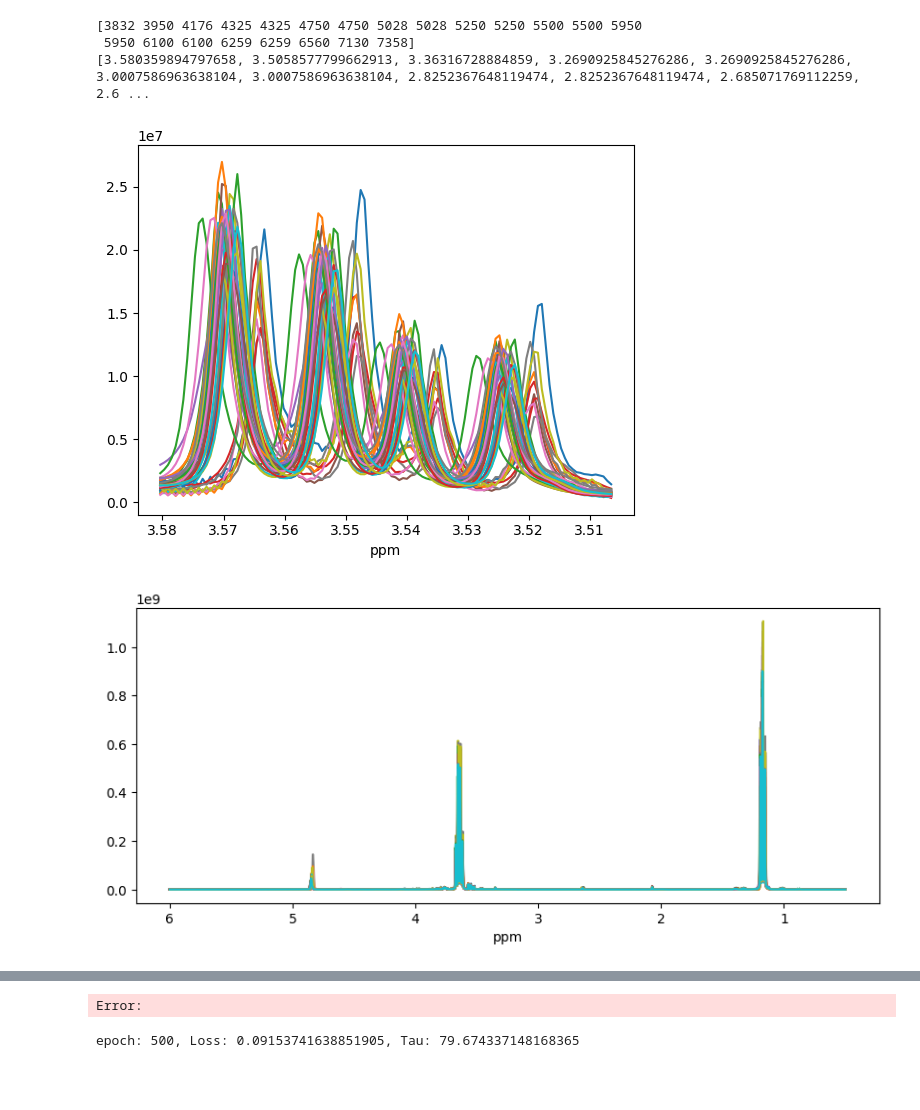
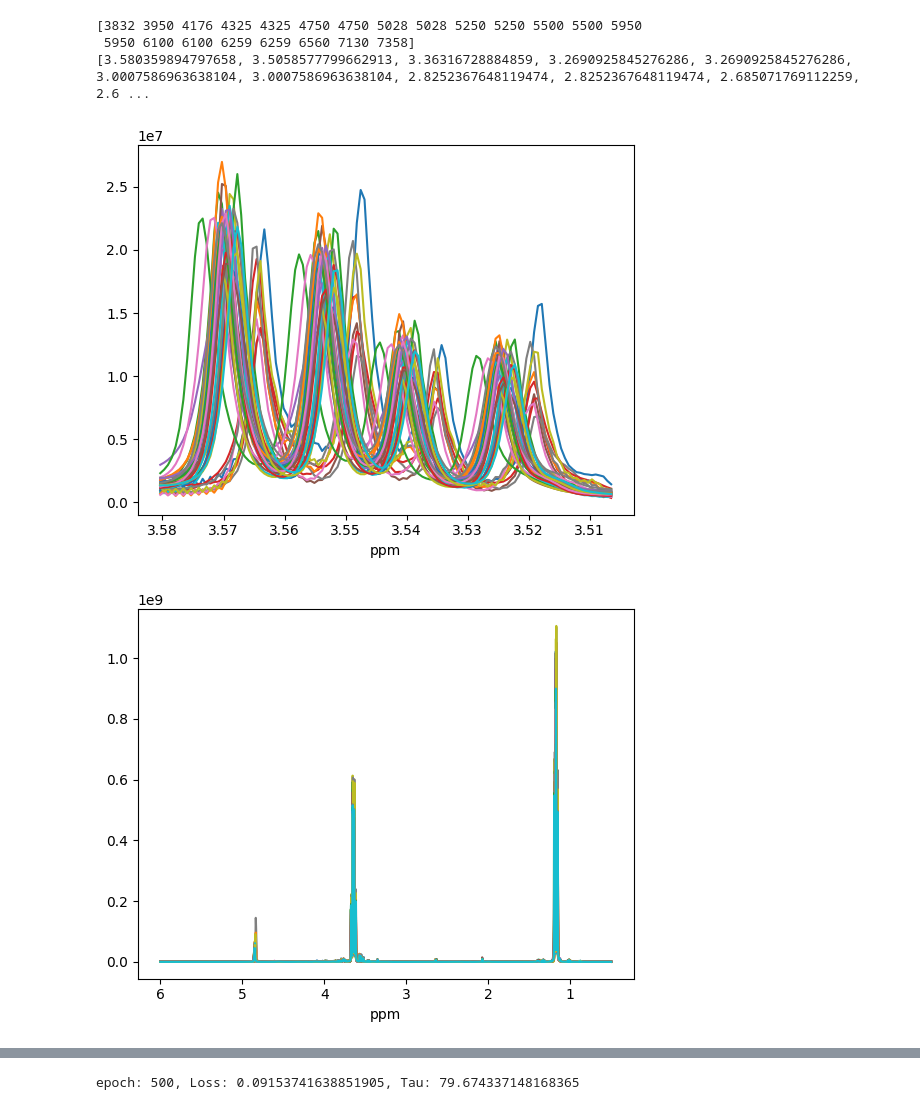
Before and after one commit to LucasEmcken/Bachelorprojekt, a Jupyter notebook: explore_wine.ipynb, the cells around one changed output, grey strips where cells are left out. Drawn from its saved outputs; the diff is of its cells as text; code cells hidden in the pictures; blank space fills up the shorter version.

```diff
--- a/explore_wine.ipynb
+++ b/explore_wine.ipynb
@@ -23,37 +23,36 @@ plt.gca().invert_xaxis()
 plt.xlabel("ppm") # Text for X-Axis
 plt.ylabel("") # Text for Y-Axis
 plt.show()
 
-plt.figure(figsize=(10, 4))
+
 plt.plot(ppm,X.T)
 plt.gca().invert_xaxis()
 plt.xlabel("ppm") # Text for X-Axis
 plt.ylabel("") # Text for Y-Axis
 plt.show()
 
 labels = mat.get('Label')
 #40 wines times 8712 length spectrum
 N, M = X.shape
 #try to uncover mixings
 label = [x[0] for x in labels[0]]
 
 plt.figure(figsize=(15,8))
 plt.imshow(Y)
 plt.colorbar()
 plt.title("The true mixings")
 
 # Add xticks on the middle of the group bars
 plt.xticks(range(len(label)), label, rotation=45,ha="right")
 plt.tick_params(axis='x', which='major', labelsize=8)
 plt.show()
 # %% [output]
 [3832 3950 4176 4325 4325 4750 4750 5028 5028 5250 5250 5500 5500 5950
  5950 6100 6100 6259 6259 6560 7130 7358]
 [3.580359894797658, 3.5058577799662913, 3.36316728884859, 3.2690925845276286, 3.2690925845276286, 3.0007586963638104, 3.0007586963638104, 2.8252367648119474, 2.8252367648119474, 2.685071769112259, 2.6 ...
 [figure]
-[figure, old version]
+[figure, new version]
 [figure]
-Error:
 # %%
 import scipy.io
 import numpy as np
```
